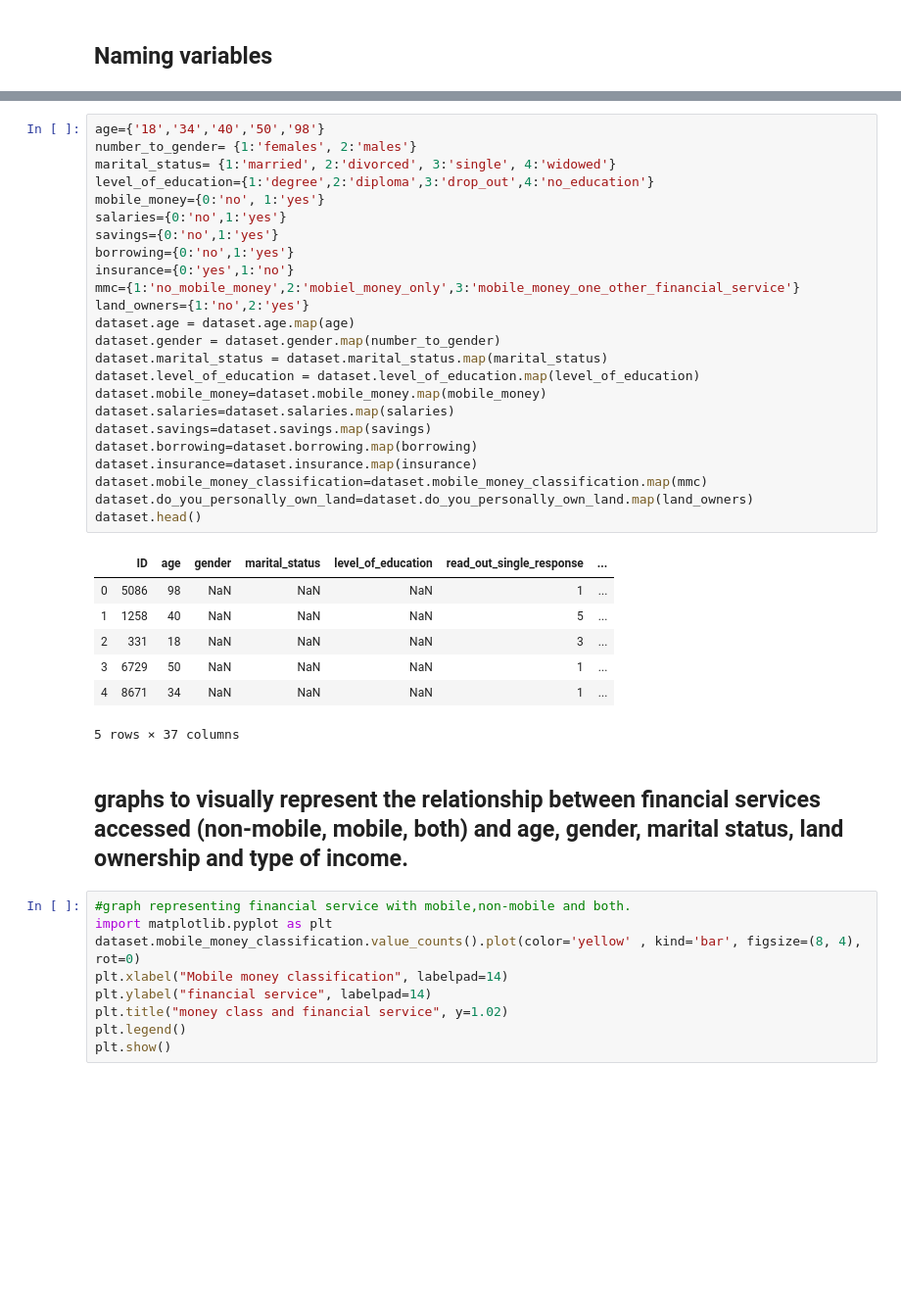
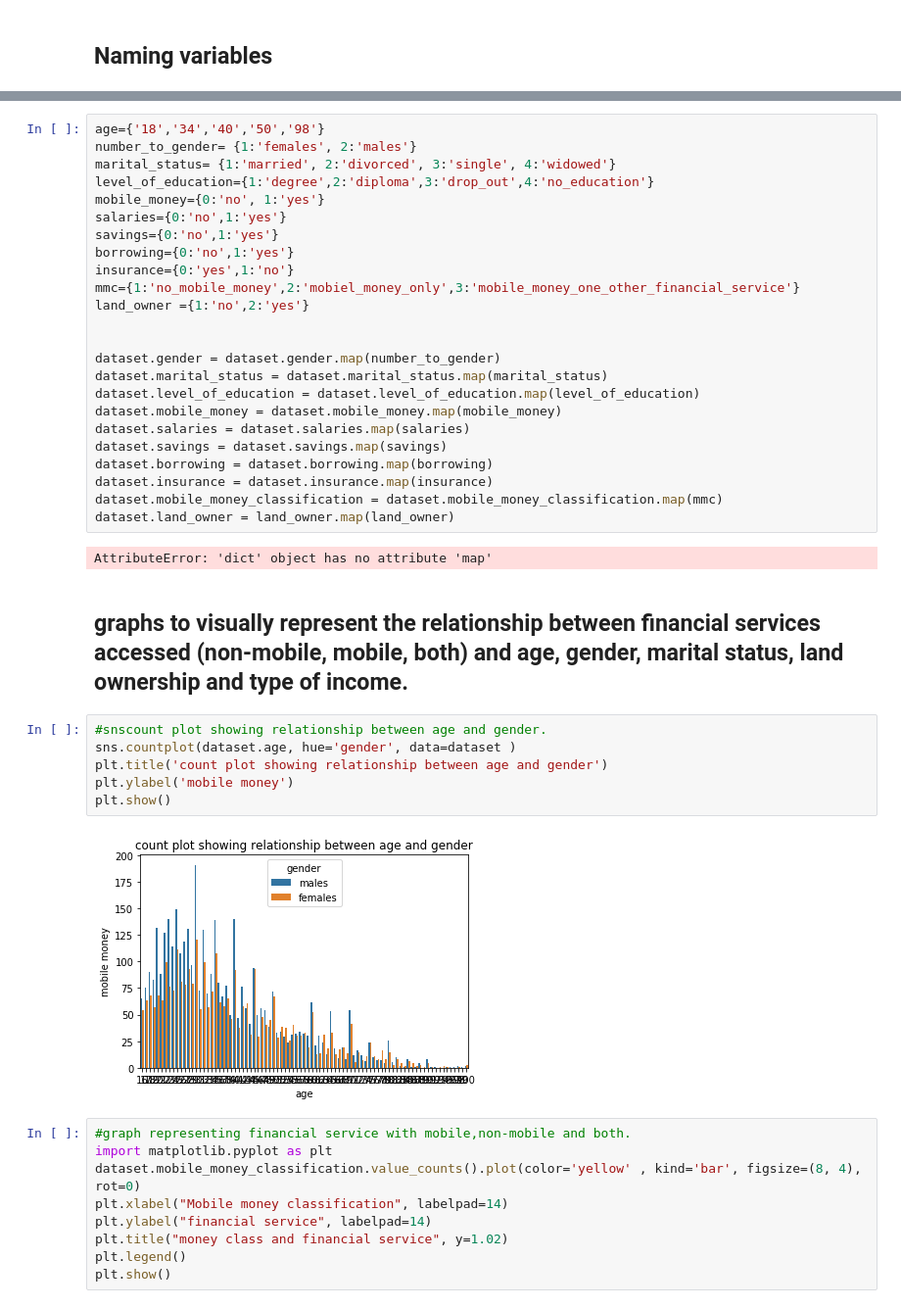
Before and after one commit to phethi10/FINANCIAL-SERVICES-USE-IN-TANZANIA, a Jupyter notebook: Untitled.ipynb, the cells around one changed output, grey strips where cells are left out. Shown at 98% size. Cells and saved outputs as stored; diff of their text form; blank space fills up the shorter version.

```diff
--- a/Untitled.ipynb
+++ b/Untitled.ipynb
@@ -97,29 +97,31 @@ savings={0:'no',1:'yes'}
 borrowing={0:'no',1:'yes'}
 insurance={0:'yes',1:'no'}
 mmc={1:'no_mobile_money',2:'mobiel_money_only',3:'mobile_money_one_other_financial_service'}
-land_owners={1:'no',2:'yes'}
-dataset.age = dataset.age.map(age)
+land_owner ={1:'no',2:'yes'}
+
+
 dataset.gender = dataset.gender.map(number_to_gender)
 dataset.marital_status = dataset.marital_status.map(marital_status)
 dataset.level_of_education = dataset.level_of_education.map(level_of_education)
-dataset.mobile_money=dataset.mobile_money.map(mobile_money)
-dataset.salaries=dataset.salaries.map(salaries)
-dataset.savings=dataset.savings.map(savings)
-dataset.borrowing=dataset.borrowing.map(borrowing)
-dataset.insurance=dataset.insurance.map(insurance)
-dataset.mobile_money_classification=dataset.mobile_money_classification.map(mmc)
-dataset.do_you_personally_own_land=dataset.do_you_personally_own_land.map(land_owners)
-dataset.head()
+dataset.mobile_money = dataset.mobile_money.map(mobile_money)
+dataset.salaries = dataset.salaries.map(salaries)
+dataset.savings = dataset.savings.map(savings)
+dataset.borrowing = dataset.borrowing.map(borrowing)
+dataset.insurance = dataset.insurance.map(insurance)
+dataset.mobile_money_classification = dataset.mobile_money_classification.map(mmc)
+dataset.land_owner = land_owner.map(land_owner)
 # %% [output]
-|  | ID | age | gender | marital_status | level_of_education | read_out_single_response | ... |
-| 0 | 5086 | 98 | NaN | NaN | NaN | 1 | ... |
-| 1 | 1258 | 40 | NaN | NaN | NaN | 5 | ... |
-| 2 | 331 | 18 | NaN | NaN | NaN | 3 | ... |
-| 3 | 6729 | 50 | NaN | NaN | NaN | 1 | ... |
-| 4 | 8671 | 34 | NaN | NaN | NaN | 1 | ... |
-5 rows × 37 columns
+AttributeError: 'dict' object has no attribute 'map'
 # %% [markdown]
 ## graphs to visually represent the relationship between financial services accessed (non-mobile, mobile, both) and age, gender, marital status, land ownership and type of income.
+# %%
+#snscount plot showing relationship between age and gender.
+sns.countplot(dataset.age, hue='gender', data=dataset )
+plt.title('count plot showing relationship between age and gender')
+plt.ylabel('mobile money')
+plt.show()
+# %% [output]
+[figure, added]
 # %%
 #graph representing financial service with mobile,non-mobile and both.
 import matplotlib.pyplot as plt
```
Also changed, not shown: parts of 19 cells of this notebook.
